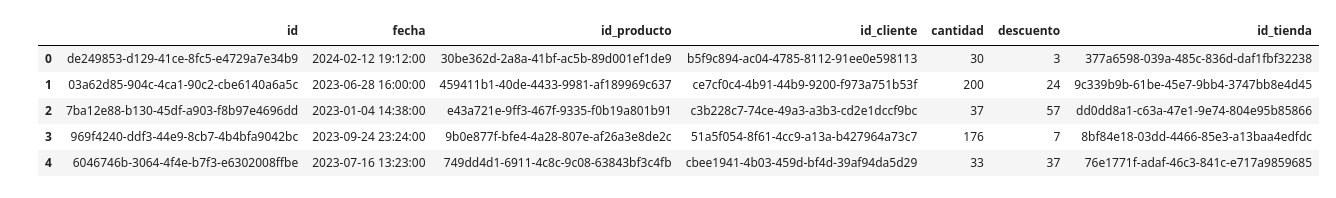
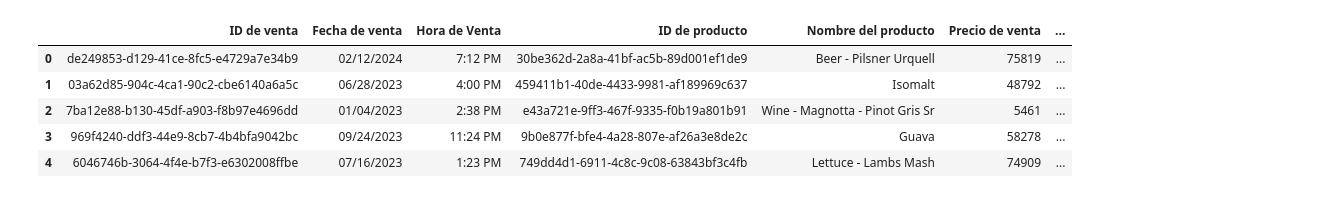
Before and after one commit to SilvanaNavarro/minoristaelectronico, a Jupyter notebook: tiendaElectronicos.ipynb, the cells around one changed output. Drawn from its saved outputs; the diff is of its cells as text; code cells hidden in the pictures.

```diff
--- a/tiendaElectronicos.ipynb
+++ b/tiendaElectronicos.ipynb
@@ -32,12 +69,11 @@ def transformacion(data_frame):
 # %%
 ruta='sales_data.csv'
 datos_extraidos=extraer_datos(ruta)
-datos_transformados=transformacion(datos_extraidos)
-datos_transformados.head(5)
+datos_extraidos.head(5)
 # %% [output]
-|  | id | fecha | id_producto | id_cliente | cantidad | descuento | id_tienda |
-| 0 | de249853-d129-41ce-8fc5-e4729a7e34b9 | 2024-02-12 19:12:00 | 30be362d-2a8a-41bf-ac5b-89d001ef1de9 | b5f9c894-ac04-4785-8112-91ee0e598113 | 30 | 3 | 377a6598-039a-485c-836d-daf1fbf32238 |
-| 1 | 03a62d85-904c-4ca1-90c2-cbe6140a6a5c | 2023-06-28 16:00:00 | 459411b1-40de-4433-9981-af189969c637 | ce7cf0c4-4b91-44b9-9200-f973a751b53f | 200 | 24 | 9c339b9b-61be-45e7-9bb4-3747bb8e4d45 |
-| 2 | 7ba12e88-b130-45df-a903-f8b97e4696dd | 2023-01-04 14:38:00 | e43a721e-9ff3-467f-9335-f0b19a801b91 | c3b228c7-74ce-49a3-a3b3-cd2e1dccf9bc | 37 | 57 | dd0dd8a1-c63a-47e1-9e74-804e95b85866 |
-| 3 | 969f4240-ddf3-44e9-8cb7-4b4bfa9042bc | 2023-09-24 23:24:00 | 9b0e877f-bfe4-4a28-807e-af26a3e8de2c | 51a5f054-8f61-4cc9-a13a-b427964a73c7 | 176 | 7 | 8bf84e18-03dd-4466-85e3-a13baa4edfdc |
-| 4 | 6046746b-3064-4f4e-b7f3-e6302008ffbe | 2023-07-16 13:23:00 | 749dd4d1-6911-4c8c-9c08-63843bf3c4fb | cbee1941-4b03-459d-bf4d-39af94da5d29 | 33 | 37 | 76e1771f-adaf-46c3-841c-e717a9859685 |
+|  | ID de venta | Fecha de venta | Hora de Venta | ID de producto | Nombre del producto | Precio de venta | ... |
+| 0 | de249853-d129-41ce-8fc5-e4729a7e34b9 | 02/12/2024 | 7:12 PM | 30be362d-2a8a-41bf-ac5b-89d001ef1de9 | Beer - Pilsner Urquell | 75819 | ... |
+| 1 | 03a62d85-904c-4ca1-90c2-cbe6140a6a5c | 06/28/2023 | 4:00 PM | 459411b1-40de-4433-9981-af189969c637 | Isomalt | 48792 | ... |
+| 2 | 7ba12e88-b130-45df-a903-f8b97e4696dd | 01/04/2023 | 2:38 PM | e43a721e-9ff3-467f-9335-f0b19a801b91 | Wine - Magnotta - Pinot Gris Sr | 5461 | ... |
+| 3 | 969f4240-ddf3-44e9-8cb7-4b4bfa9042bc | 09/24/2023 | 11:24 PM | 9b0e877f-bfe4-4a28-807e-af26a3e8de2c | Guava | 58278 | ... |
+| 4 | 6046746b-3064-4f4e-b7f3-e6302008ffbe | 07/16/2023 | 1:23 PM | 749dd4d1-6911-4c8c-9c08-63843bf3c4fb | Lettuce - Lambs Mash | 74909 | ... |
```
Also changed, not shown: parts of 9 cells of this notebook, 1 other file.
